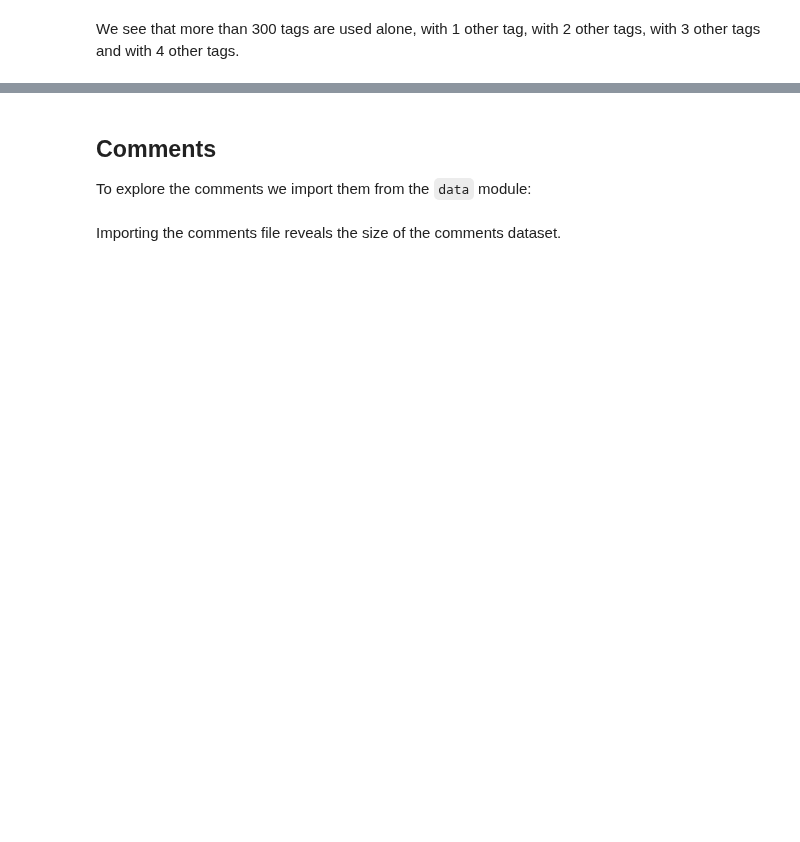
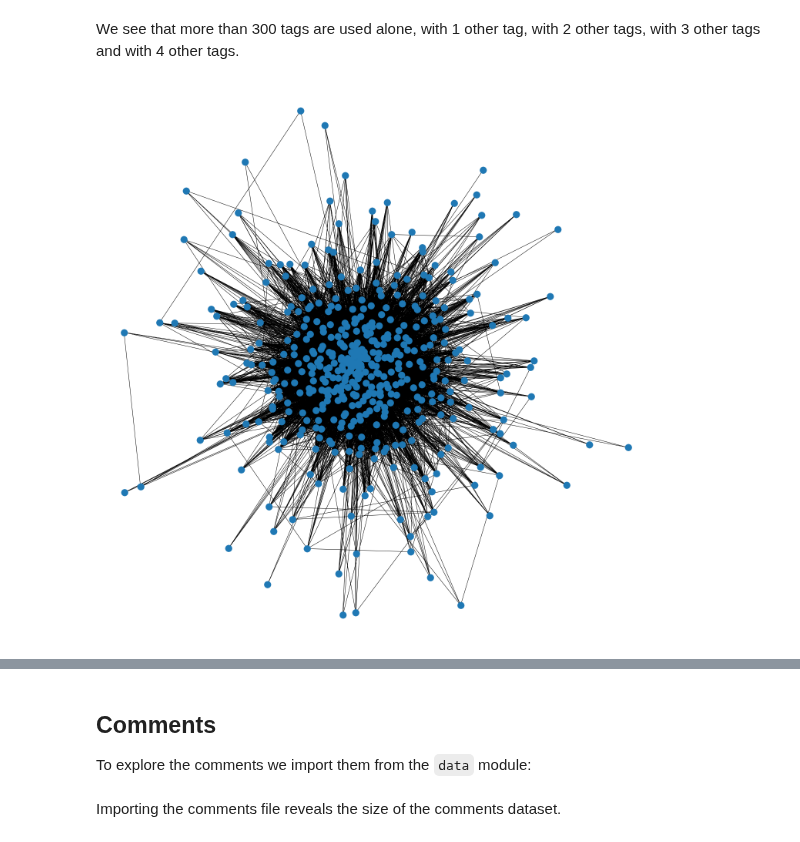
Before and after one commit to gefei-htw/academia_tag_recommender, a Jupyter notebook: notebooks/1.0-me-initial-data-exploration.ipynb, the cells around one changed output, grey strips where cells are left out. Saved outputs shown, nothing was run; the diff lists cells and outputs as text; code cells hidden in the pictures; blank space fills up the shorter version.

```diff
--- a/notebooks/1.0-me-initial-data-exploration.ipynb
+++ b/notebooks/1.0-me-initial-data-exploration.ipynb
@@ -619,26 +811,28 @@ We see that more than 300 tags are used alone, with 1 other tag, with 2 other ta
 # %%
 #Wie oft taucht ein Tag mit welchen anderen Tags auf?
 
-#import networkx as nx
+import networkx as nx
 
-#G = nx.Graph()
+G = nx.Graph()
 
-#def addTuples(array, start, end):
-#    for i in range(start+1, end):
-#        if array[start] in nx.nodes(G) and array[i] in nx.neighbors(G, array[start]):
-#            G[array[start]][array[i]]['weight'] += 1
-#        else:
-#            G.add_edge(array[start], array[i], weight = 1)
-#    if end - start > 1:
-#        addTuples(array, start+1, end)
-#for question in questions:
-#    tagArray = question.attrib['Tags']
-#    addTuples(tagArray, 0, len(tagArray))
+def addTuples(array, start, end):
+    for i in range(start+1, end):
+        if array[start] in nx.nodes(G) and array[i] in nx.neighbors(G, array[start]):
+            G[array[start]][array[i]]['weight'] += 1
+        else:
+            G.add_edge(array[start], array[i], weight = 1)
+    if end - start > 1:
+        addTuples(array, start+1, end)
+for question in questions:
+    tagArray = question.attrib['Tags']
+    addTuples(tagArray, 0, len(tagArray))
 
-#plt.figure(figsize=(20,20))
-#pos = nx.spring_layout(G,k=0.21,iterations=10)
-#nx.draw(G, pos, )
-#plt.show()
+plt.figure(figsize=(20,20))
+pos = nx.spring_layout(G,k=0.21,iterations=10)
+nx.draw(G, pos, )
+plt.show()
+# %% [output]
+[figure, added]
 # %%
 # Zusammenhang zwischen Question und Tag(s)
 # %%
```
Also changed, not shown: parts of 41 cells of this notebook, 4 other files.
